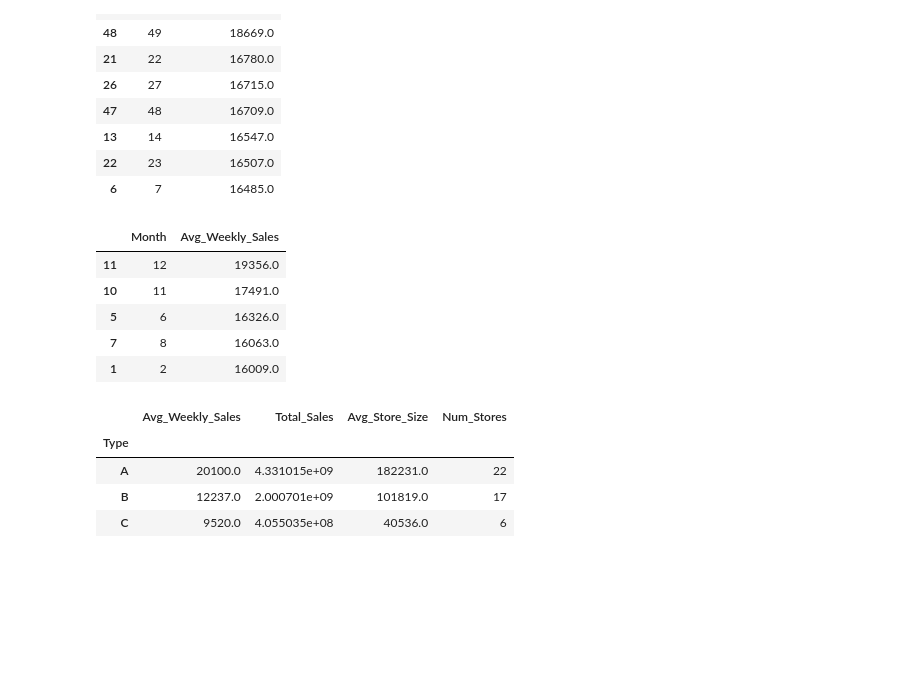
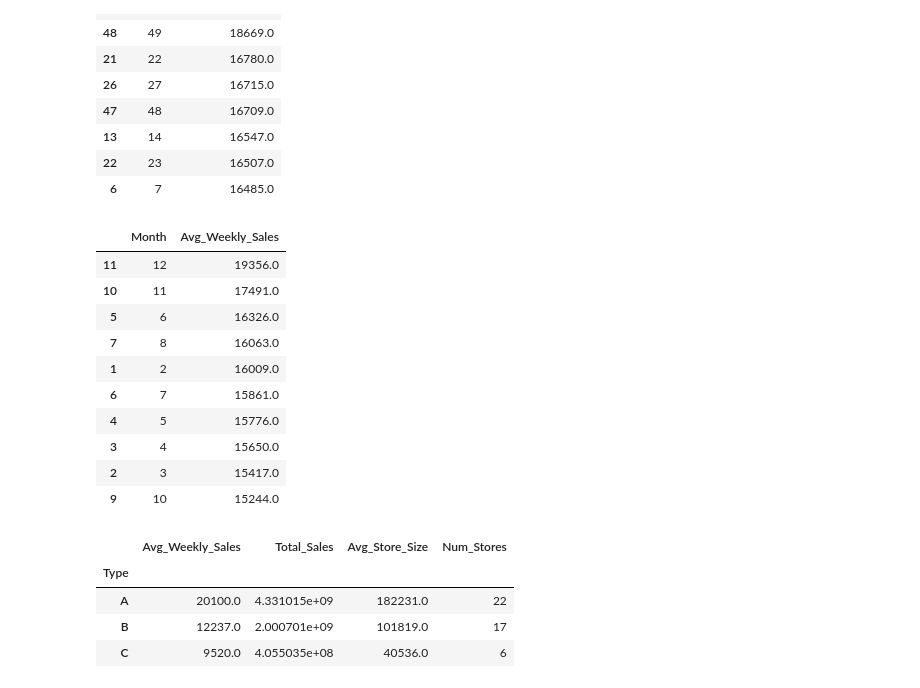
Before and after one commit to vionyp/data-analytics-portfolio, a Jupyter notebook: Sales Forecasting (Time Series)/notebook.ipynb, the cells around one changed output. Saved outputs shown, nothing was run; the diff lists cells and outputs as text; code cells hidden in the pictures; blank space fills up the shorter version.

Commit message:
Update for Sales Forecasting

```diff
--- a/Sales Forecasting (Time Series)/notebook.ipynb
+++ b/Sales Forecasting (Time Series)/notebook.ipynb
@@ -236,17 +236,22 @@ weekly_avg.sort_values('Avg_Weekly_Sales', ascending=False).head(10)
 # %%
 #Looking at month with top weekly_sales
 df['Month'] = df['Date'].dt.month
 
 monthly_avg = df.groupby('Month')['Weekly_Sales'].mean().round(0).reset_index()
 monthly_avg.columns = ['Month', 'Avg_Weekly_Sales']
-monthly_avg.sort_values('Avg_Weekly_Sales', ascending=False).head(5)
+monthly_avg.sort_values('Avg_Weekly_Sales', ascending=False).head(10)
 # %% [output]
 |  | Month | Avg_Weekly_Sales |
 | 11 | 12 | 19356.0 |
 | 10 | 11 | 17491.0 |
 | 5 | 6 | 16326.0 |
 | 7 | 8 | 16063.0 |
 | 1 | 2 | 16009.0 |
+| 6 | 7 | 15861.0 |
+| 4 | 5 | 15776.0 |
+| 3 | 4 | 15650.0 |
+| 2 | 3 | 15417.0 |
+| 9 | 10 | 15244.0 |
 # %%
 # Summary by store type
 type_summary = df.groupby('Type').agg(
```
Also changed, not shown: parts of 2 cells of this notebook, 13 other files.
